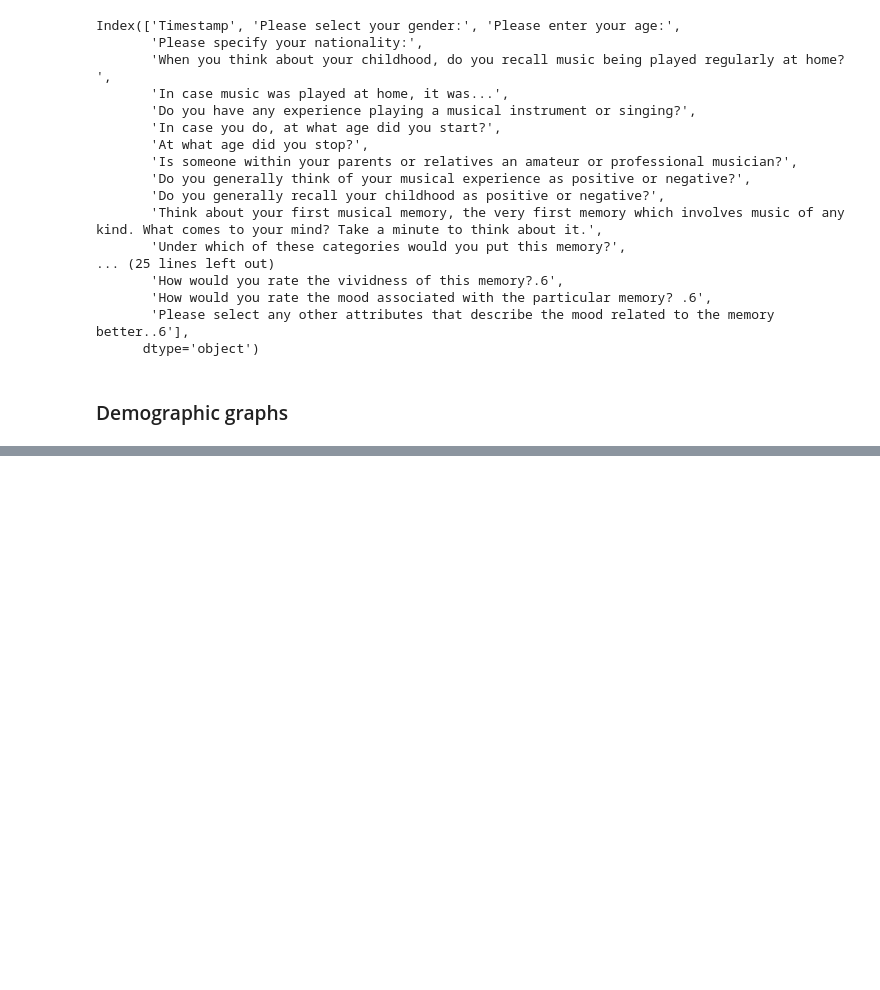
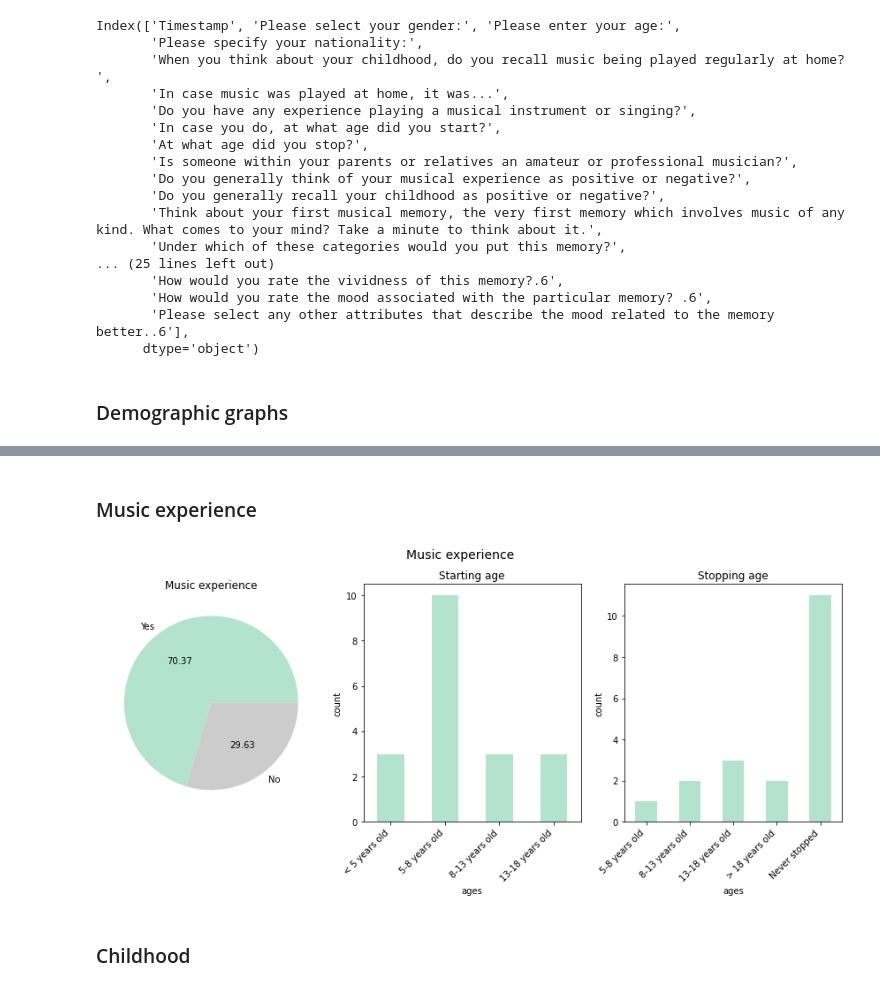
Before and after one commit to chrispla/early-musical-memories, a Jupyter notebook: vis.ipynb, the cells around one changed output, grey strips where cells are left out. Cells and saved outputs as stored; diff of their text form; code cells hidden in the pictures; blank space fills up the shorter version.

```diff
--- a/vis.ipynb
+++ b/vis.ipynb
@@ -41,0 +65,53 @@ df["Please enter your age:"].value_counts().sort_index().plot.bar(ax=axes[2], xl
+# %% [markdown]
+### Music experience
+# %%
+fig, axes = plt.subplots(nrows=1, ncols=3, figsize=(15,5.5))
+fig.suptitle("Music experience", fontsize=14)
+
+df['Do you have any experience playing a musical instrument or singing?'].value_counts().plot.pie(ax=axes[0],
+                                                                                                  autopct="%.2f",
+                                                                                                  ylabel='',
+                                                                                                  title='Music experience',
+                                                                                                  cmap="Pastel2")
+
+# define custom order for age ranges
+ages = {"< 5 years old": 0.0,
+        "5-8 years old": 1.0,
+        "8-13 years old": 2.0,
+        "13-18 years old": 3.0,
+        "> 18 years old": 4.0,
+        "Never stopped": 5.0}
+inv_ages = {0.0: "< 5 years old",
+            1.0: "5-8 years old",
+            2.0: "8-13 years old",
+            3.0: "13-18 years old",
+            4.0: "> 18 years old",
+            5.0: "Never stopped"}
+
+df['In case you do, at what age did you start?'].replace(ages).value_counts().sort_index().plot.bar(ax=axes[1],
+                                                                                                    xlabel='ages',
+                                                                                                    ylabel='count',
+                                                                                                    title='Starting age',
+                                                                                                    cmap="Pastel2")
+
+# get indices present in plot
+idxs = list(df['In case you do, at what age did you start?'].replace(ages).value_counts().sort_index().index)
+# map them back to text responses
+axes[1].set_xticklabels(labels=list(map(inv_ages.get, idxs)))
+
+df['At what age did you stop?'].replace(ages).value_counts().sort_index().plot.bar(ax=axes[2],
+                                                                                   xlabel='ages',
+                                                                                   ylabel='count',
+                                                                                   title='Stopping age',
+                                                                                   cmap="Pastel2")
+# get indices present in plot
+idxs = list(df['At what age did you stop?'].replace(ages).value_counts().sort_index().index)
+# map them back to text responses
+axes[2].set_xticklabels(labels=list(map(inv_ages.get, idxs)))
+
+# rotate x labels
+fig.autofmt_xdate(rotation=45)
+# %% [output]
+[figure, added]
+# %% [markdown]
+### Childhood
```
Also changed, not shown: parts of 3 cells of this notebook.
